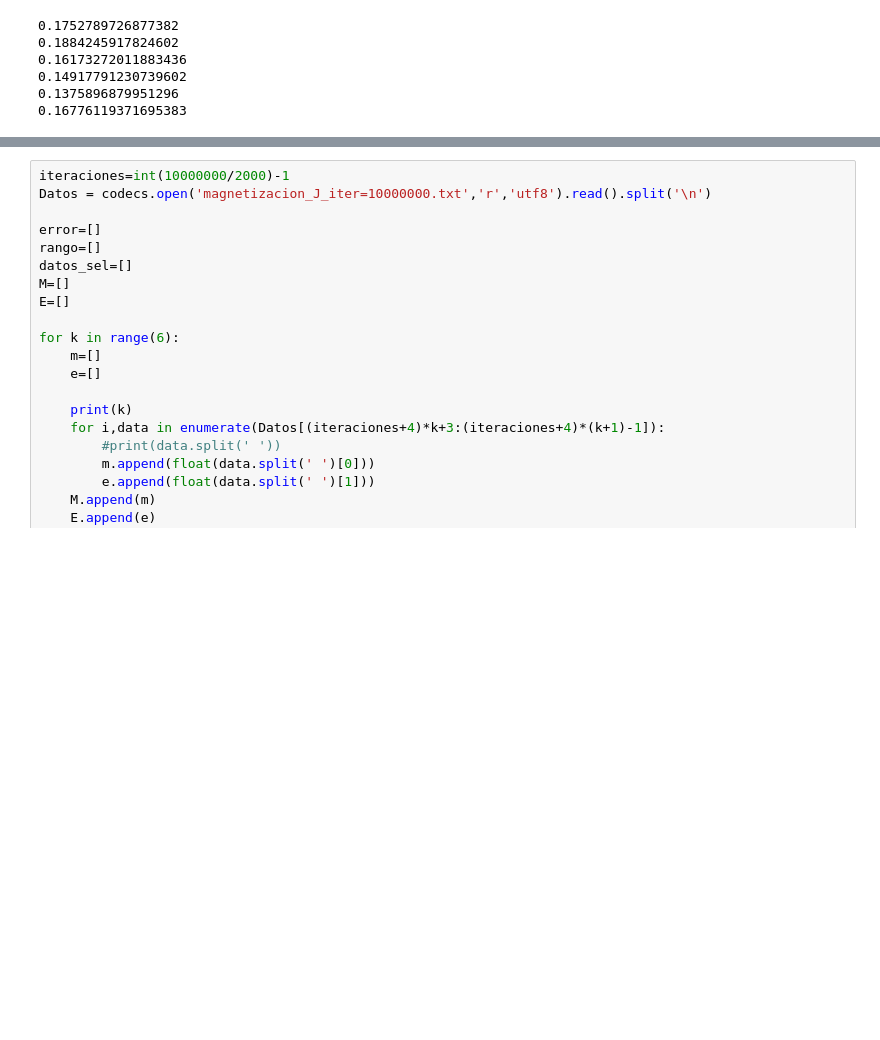
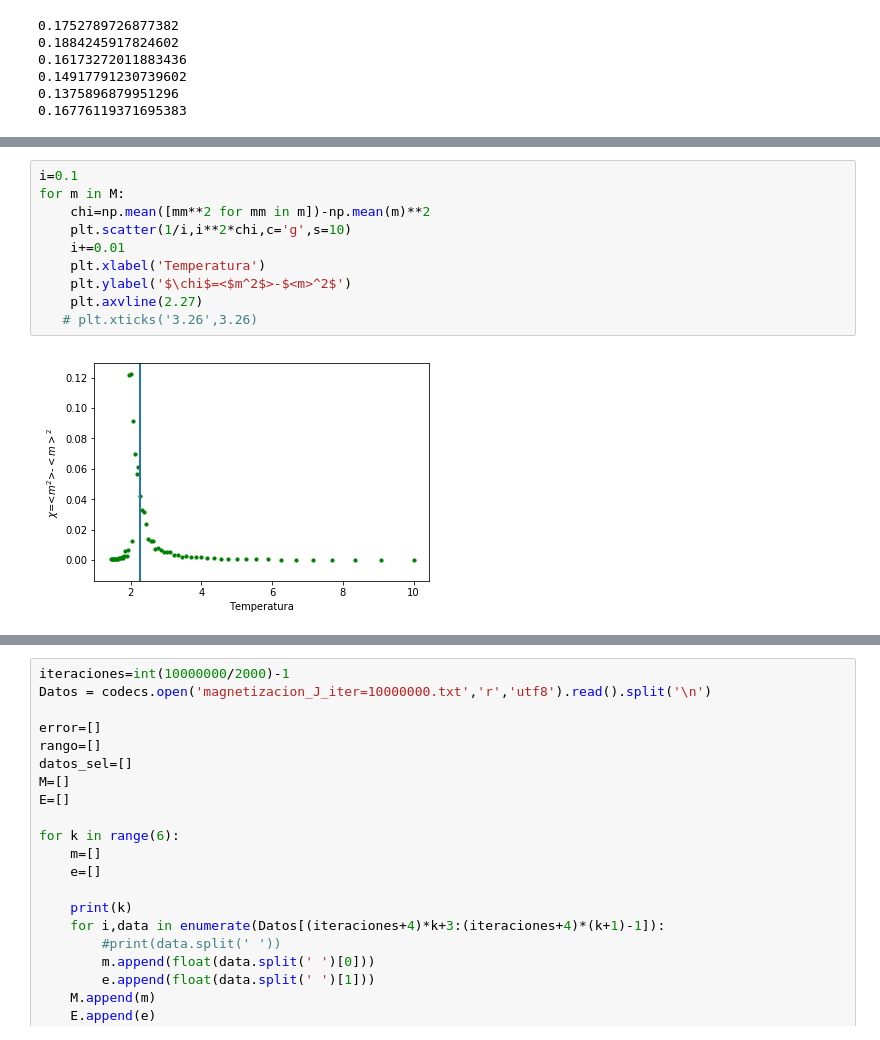
Before and after one commit to lupipedraza/Ising, a Jupyter notebook: ej2.ipynb, the cells around one changed output, grey strips where cells are left out. Drawn from its saved outputs; the diff is of its cells as text; blank space fills up the shorter version.

```diff
--- a/ej2.ipynb
+++ b/ej2.ipynb
@@ -247,0 +271,12 @@ for i, pos in enumerate(pos):
+# %%
+i=0.1
+for m in M:
+    chi=np.mean([mm**2 for mm in m])-np.mean(m)**2
+    plt.scatter(1/i,i**2*chi,c='g',s=10)
+    i+=0.01
+    plt.xlabel('Temperatura')
+    plt.ylabel('$\chi$=<$m^2$>-$<m>^2$')
+    plt.axvline(2.27)
+   # plt.xticks('3.26',3.26)
+# %% [output]
+[figure, added]
```
Also changed, not shown: parts of 13 cells of this notebook, 33 other files.
